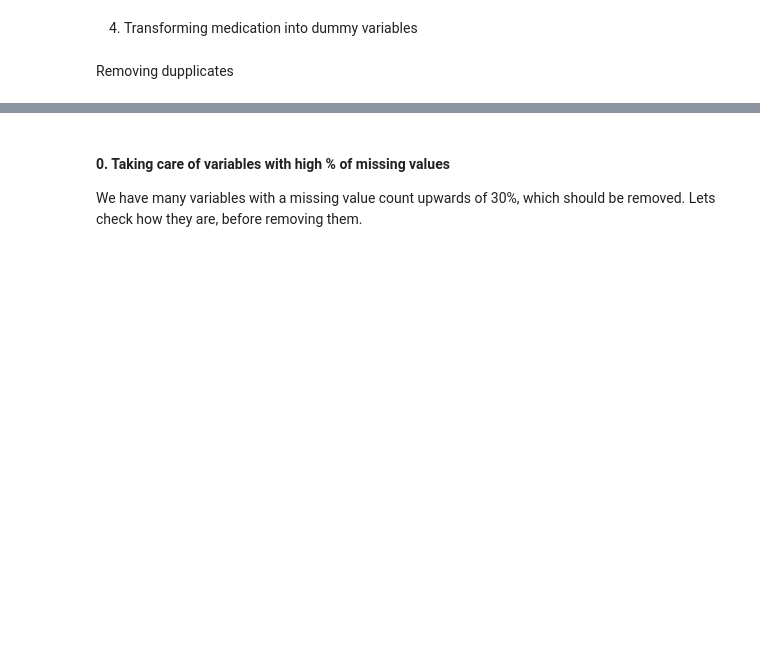
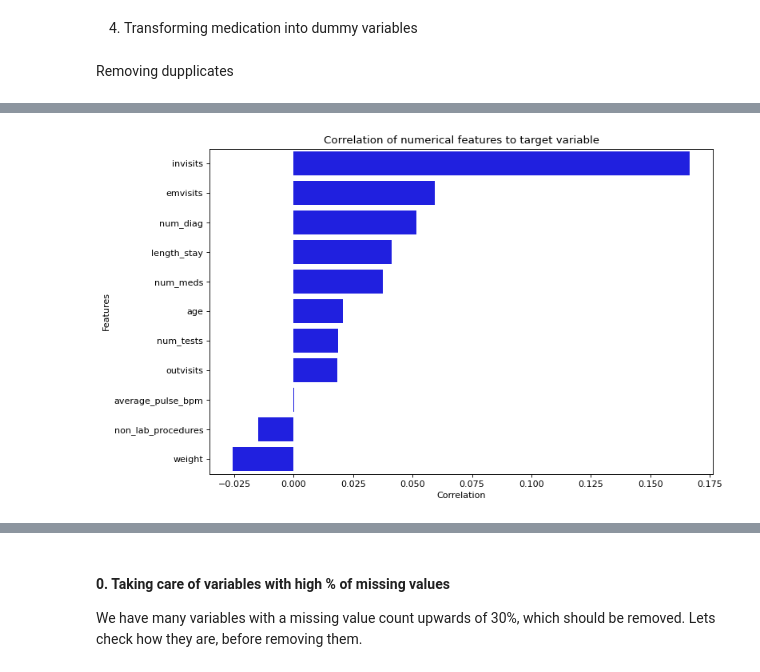
Before and after one commit to amarmate/ML50-2023, a Jupyter notebook: Data Handling/Mateus_exploration.ipynb, the cells around one changed output, grey strips where cells are left out. Drawn from its saved outputs; the diff is of its cells as text; code cells hidden in the pictures; blank space fills up the shorter version.

```diff
--- a/Data Handling/Mateus_exploration.ipynb
+++ b/Data Handling/Mateus_exploration.ipynb
@@ -223,3 +256,0 @@ meds
-# %%
-# Rename the last column to avoid confusion
-meds.rename(columns={'' : 'No_meds'}, inplace=True)
@@ -227,0 +265,4 @@ data = pd.concat([data,meds], axis=1)
+# %%
+numerical_features = ['age', 'weight', 'outvisits', 'emvisits', 'invisits', 'average_pulse_bpm', 'length_stay', 'num_tests', 'non_lab_procedures', 'num_meds', 'num_diag']
+binary_features = ['change_meds', 'diabetes_meds', 'no_meds', 'acarbose', 'chlorpropamide', 'glimepiride', 'glipizide', 'glyburide', 'insulin', 'miglitol', 'nateglinide', 'pioglitazone', 'repaglinide', 'rosiglitazone', 'tolazamide', 'tolbutamide', 'troglitazone', 'acarbose', 'chlorpropamide', 'glimepiride', 'glipizide', 'glyburide', 'insulin', 'miglitol', 'nateglinide', 'pioglitazone', 'repaglinide', 'rosiglitazone', 'tolazamide', 'tolbutamide', 'troglitazone', 'acetohexamide', 'metformin']
+categorical_features = set(data.columns) - set(numerical_features) - set(binary_features) - set(['readmitted_binary', 'readmitted_multiclass', 'diag_1_description', 'diag_2_description', 'diag_3_description'])
@@ -227,0 +285,15 @@ data = pd.concat([data,meds], axis=1)
+# %%
+# Lets get the variables correlation to the target variable
+correl = data[numerical_features+['readmitted_binary']].corr(method='pearson')['readmitted_binary'].sort_values(ascending=False)
+correl.drop('readmitted_binary', inplace=True)
+
+# Lets plot the correlation
+plt.figure(figsize=(10,6), dpi=80)
+sns.barplot(x=correl.values, y=correl.index, color='b')
+plt.title('Correlation of numerical features to target variable')
+plt.xlabel('Correlation')
+plt.ylabel('Features')
+plt.tight_layout()
+plt.show()
+# %% [output]
+[figure, added]
```
Also changed, not shown: parts of 50 cells of this notebook.
